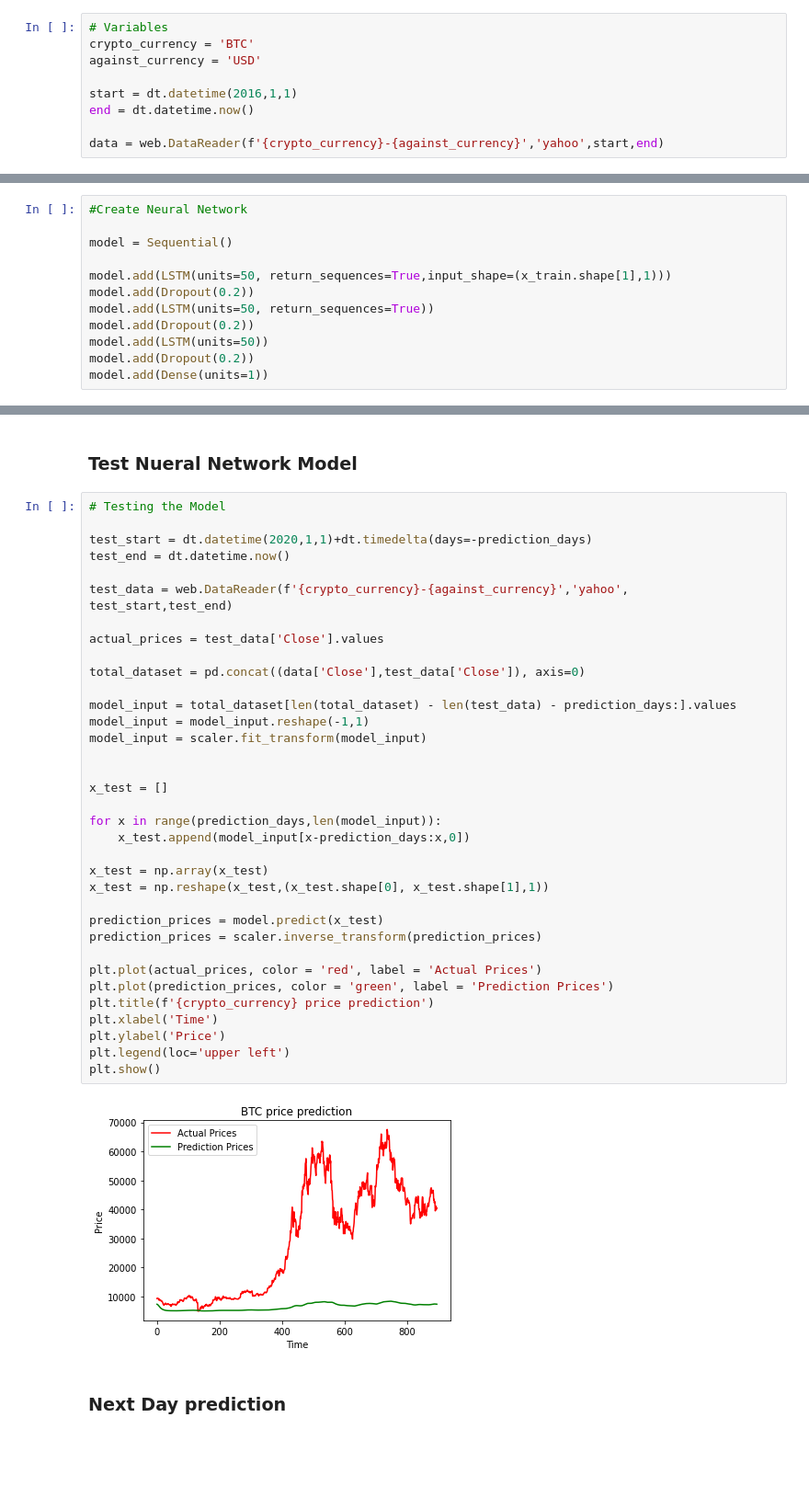
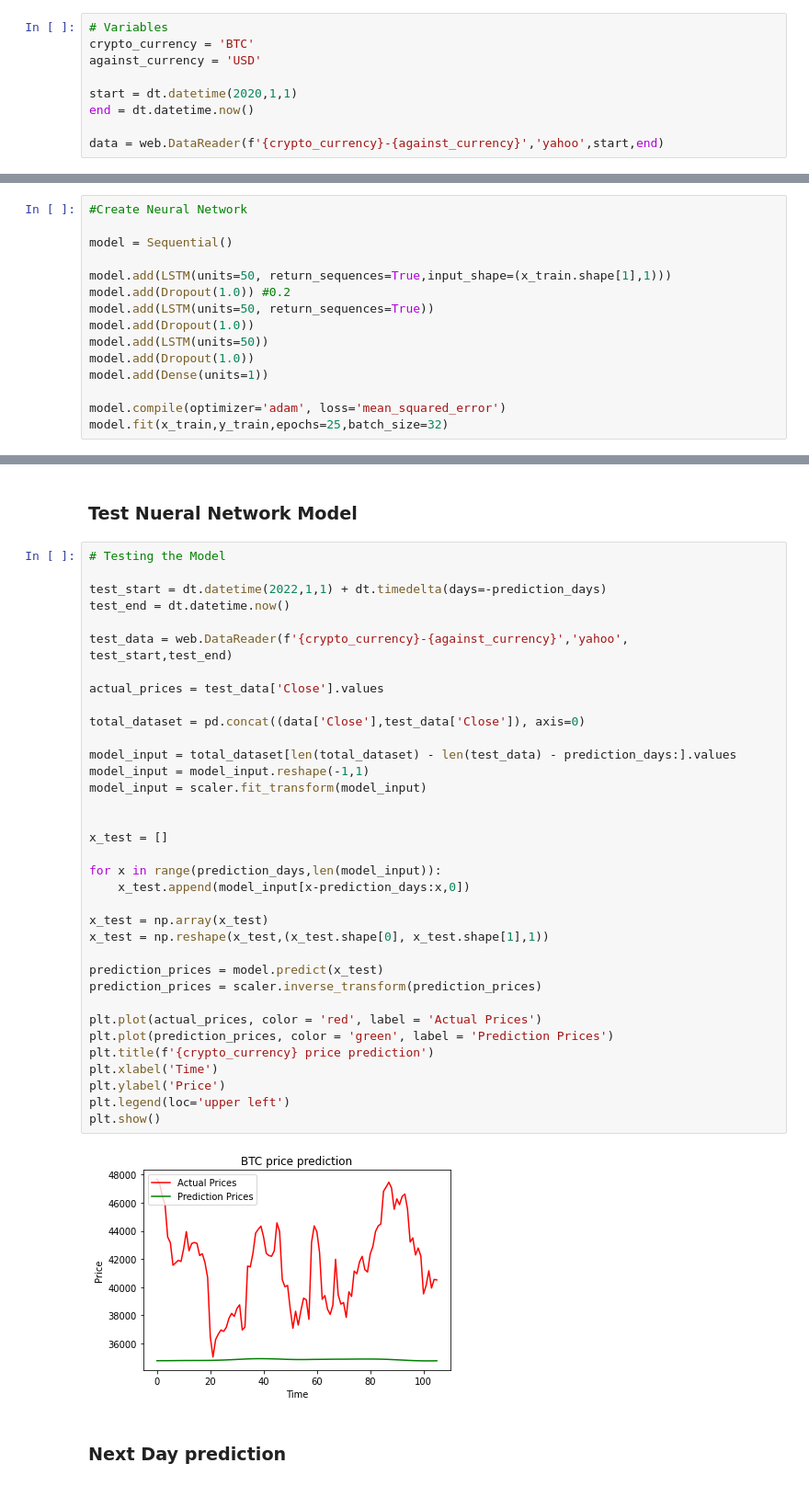
Before and after one commit to ToluAbolude/Trading, a Jupyter notebook: Trading_Bot_Coinbase.ipynb, the cells around one changed output, grey strips where cells are left out. Shown at 92% size. Saved outputs shown, nothing was run; the diff lists cells and outputs as text; blank space fills up the shorter version.

```diff
--- a/Trading_Bot_Coinbase.ipynb
+++ b/Trading_Bot_Coinbase.ipynb
@@ -56,7 +56,7 @@ from tensorflow.keras.models import Sequential #from tensorflow.keras import Seq
 crypto_currency = 'BTC'
 against_currency = 'USD'
 
-start = dt.datetime(2016,1,1)
+start = dt.datetime(2020,1,1)
 end = dt.datetime.now()
 
 data = web.DataReader(f'{crypto_currency}-{against_currency}','yahoo',start,end)
@@ -81,9 +81,12 @@ x_train = np.reshape(x_train,(x_train.shape[0],x_train.shape[1],1))
 model = Sequential()
 
 model.add(LSTM(units=50, return_sequences=True,input_shape=(x_train.shape[1],1)))
-model.add(Dropout(0.2))
+model.add(Dropout(1.0)) #0.2
 model.add(LSTM(units=50, return_sequences=True))
-model.add(Dropout(0.2))
+model.add(Dropout(1.0))
 model.add(LSTM(units=50))
-model.add(Dropout(0.2))
+model.add(Dropout(1.0))
 model.add(Dense(units=1))
+
+model.compile(optimizer='adam', loss='mean_squared_error')
+model.fit(x_train,y_train,epochs=25,batch_size=32)
@@ -92,41 +98,41 @@ model.add(Dense(units=1))
 # %%
 # Testing the Model
 
-test_start = dt.datetime(2020,1,1)+dt.timedelta(days=-prediction_days)
+test_start = dt.datetime(2022,1,1) + dt.timedelta(days=-prediction_days)
 test_end = dt.datetime.now()
 
 test_data = web.DataReader(f'{crypto_currency}-{against_currency}','yahoo',
 test_start,test_end)
 
 actual_prices = test_data['Close'].values
 
 total_dataset = pd.concat((data['Close'],test_data['Close']), axis=0)
 
 model_input = total_dataset[len(total_dataset) - len(test_data) - prediction_days:].values
 model_input = model_input.reshape(-1,1)
 model_input = scaler.fit_transform(model_input)
 
 
 x_test = []
 
 for x in range(prediction_days,len(model_input)):
     x_test.append(model_input[x-prediction_days:x,0])
 
 x_test = np.array(x_test)
 x_test = np.reshape(x_test,(x_test.shape[0], x_test.shape[1],1))
 
 prediction_prices = model.predict(x_test)
 prediction_prices = scaler.inverse_transform(prediction_prices)
 
 plt.plot(actual_prices, color = 'red', label = 'Actual Prices')
 plt.plot(prediction_prices, color = 'green', label = 'Prediction Prices')
 plt.title(f'{crypto_currency} price prediction')
 plt.xlabel('Time')
 plt.ylabel('Price')
 plt.legend(loc='upper left')
 plt.show()
 # %% [output]
-[figure, old version]
+[figure, new version]
 # %% [markdown]
 ### Next Day prediction
 # %%
```
Also changed, not shown: parts of 4 cells of this notebook.
